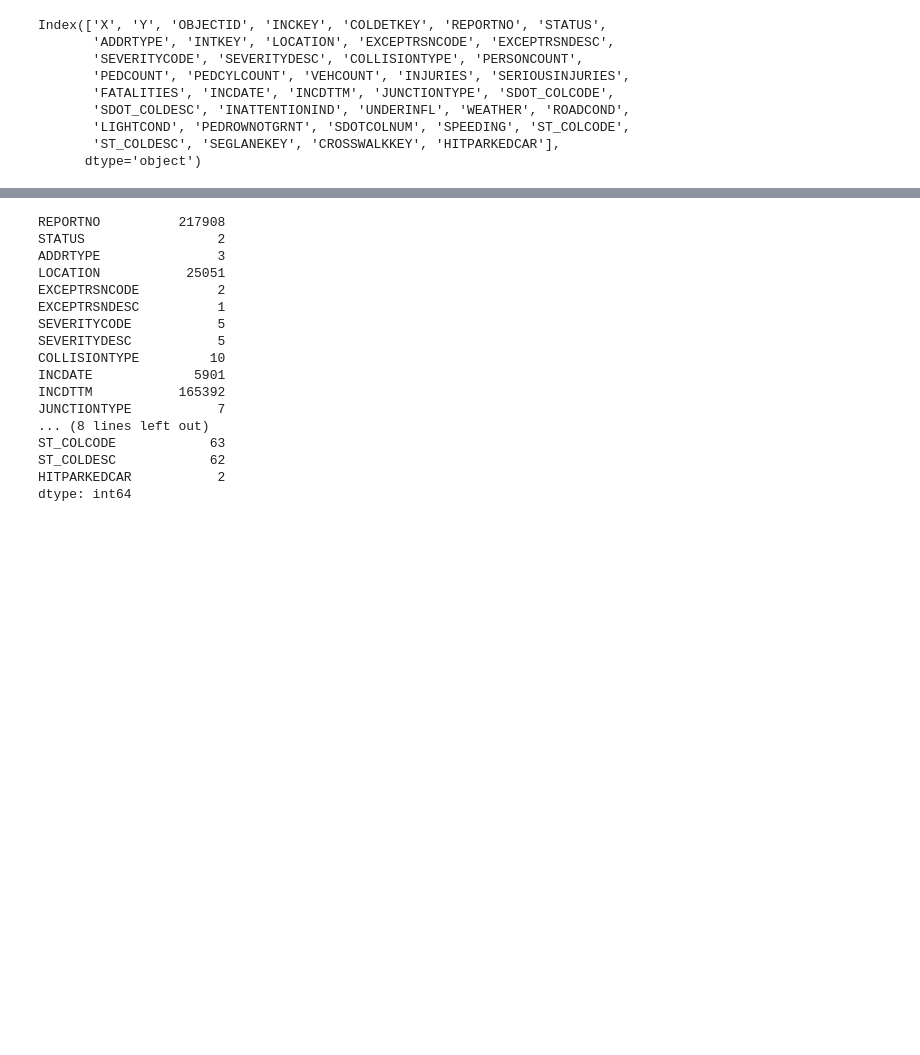
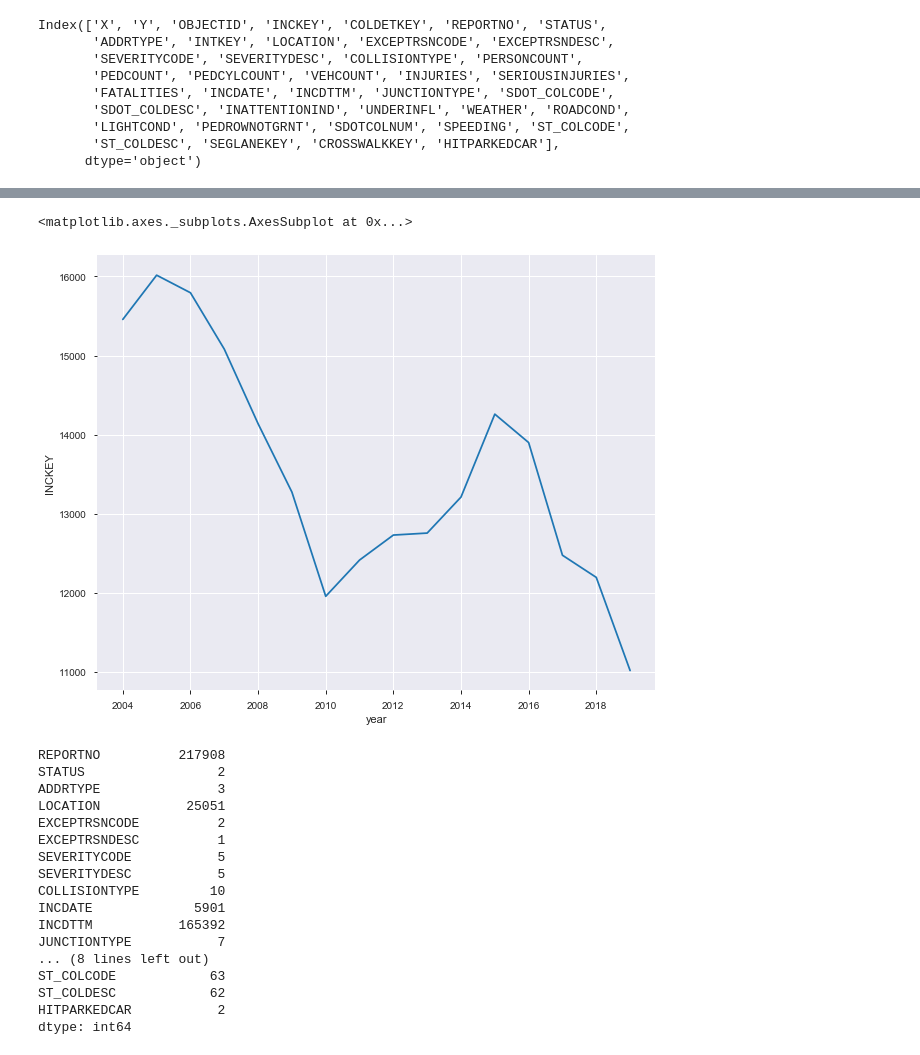
Before and after one commit to orbitse/garbanzo, a Jupyter notebook: Intersection Project.ipynb, the cells around one changed output, grey strips where cells are left out. Saved outputs shown, nothing was run; the diff lists cells and outputs as text; code cells hidden in the pictures; blank space fills up the shorter version.

Commit message:
Add files via upload
I added some visualization and tried to identify dangerous locations

```diff
--- a/Intersection Project.ipynb
+++ b/Intersection Project.ipynb
@@ -37,0 +32,2 @@ df.head(10)
+# %%
+df['SEVERITYCODE'] = df['SEVERITYCODE'].map({'0': 'Unknown', '1': 'Prop_damage', '2': 'Injury', '2b': 'Serious_injury', '3': 'Fatality'})
@@ -75,0 +84,7 @@ Index(['X', 'Y', 'OBJECTID', 'INCKEY', 'COLDETKEY', 'REPORTNO', 'STATUS',
+# %%
+df['year'] = pd.DatetimeIndex(df.INCDTTM).year
+# %%
+yeardf = df.groupby('year').year.size().to_frame('INCKEY').reset_index()
+yeardf = yeardf[yeardf.INCKEY > 1]
+#I dropped year 2003 which only had 1 incident in the dataset
+yeardf.head(20)
@@ -76,3 +110,10 @@ Index(['X', 'Y', 'OBJECTID', 'INCKEY', 'COLDETKEY', 'REPORTNO', 'STATUS',
+# %%
+yeardf = yeardf[(yeardf['year'] < 2020)]
+fig = plt.figure(figsize=(10, 8))
+sns.lineplot(x="year", y="INCKEY", data=yeardf)
+# %% [output]
+<matplotlib.axes._subplots.AxesSubplot at 0x...>
+[figure, added]
 # %%
 df[['REPORTNO', 'STATUS',
        'ADDRTYPE', 'LOCATION', 'EXCEPTRSNCODE', 'EXCEPTRSNDESC',
```
Also changed, not shown: parts of 26 cells of this notebook.
